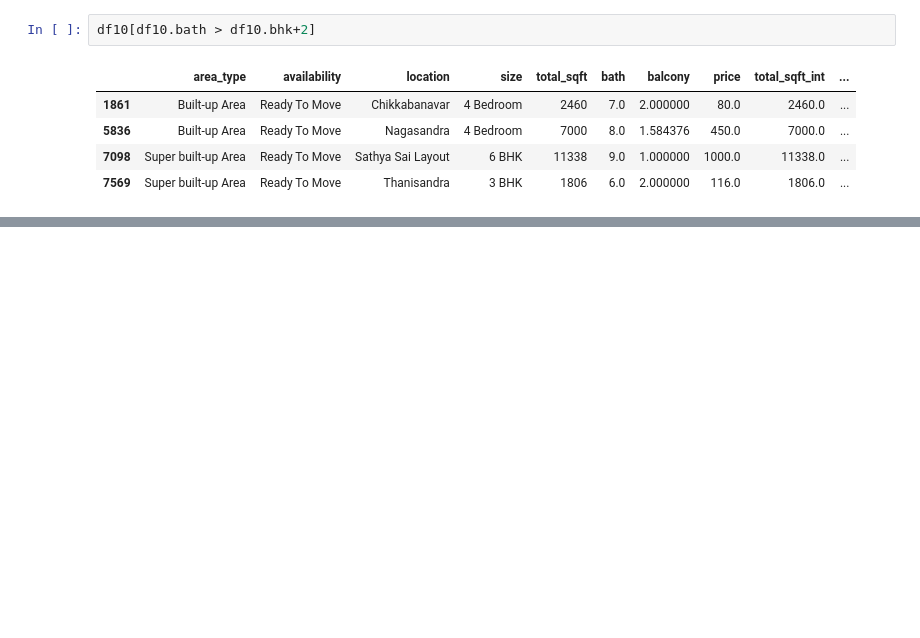
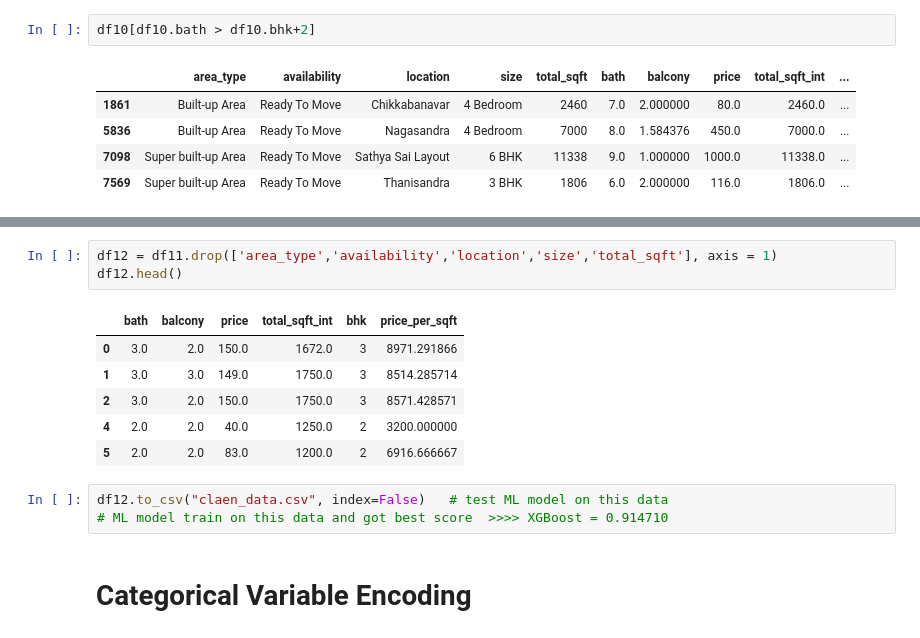
Before and after one commit to swapnalishamrao/Bengalore_House_Price_Prediction, a Jupyter notebook: Benglore_Housing_Price_Perediction.ipynb, the cells around one changed output, grey strips where cells are left out. Drawn from its saved outputs; the diff is of its cells as text; blank space fills up the shorter version.

Commit message:
Categorical Variable Encoding

```diff
--- a/Benglore_Housing_Price_Perediction.ipynb
+++ b/Benglore_Housing_Price_Perediction.ipynb
@@ -599,0 +629,15 @@ df10[df10.bath > df10.bhk+2]
+# %%
+df12 = df11.drop(['area_type','availability','location','size','total_sqft'], axis = 1)
+df12.head()
+# %% [output]
+|  | bath | balcony | price | total_sqft_int | bhk | price_per_sqft |
+| 0 | 3.0 | 2.0 | 150.0 | 1672.0 | 3 | 8971.291866 |
+| 1 | 3.0 | 3.0 | 149.0 | 1750.0 | 3 | 8514.285714 |
+| 2 | 3.0 | 2.0 | 150.0 | 1750.0 | 3 | 8571.428571 |
+| 4 | 2.0 | 2.0 | 40.0 | 1250.0 | 2 | 3200.000000 |
+| 5 | 2.0 | 2.0 | 83.0 | 1200.0 | 2 | 6916.666667 |
+# %%
+df12.to_csv("claen_data.csv", index=False)   # test ML model on this data
+# ML model train on this data and got best score  >>>> XGBoost = 0.914710
+# %% [markdown]
+# **Categorical Variable Encoding**
```
Also changed, not shown: parts of 4 cells of this notebook.
